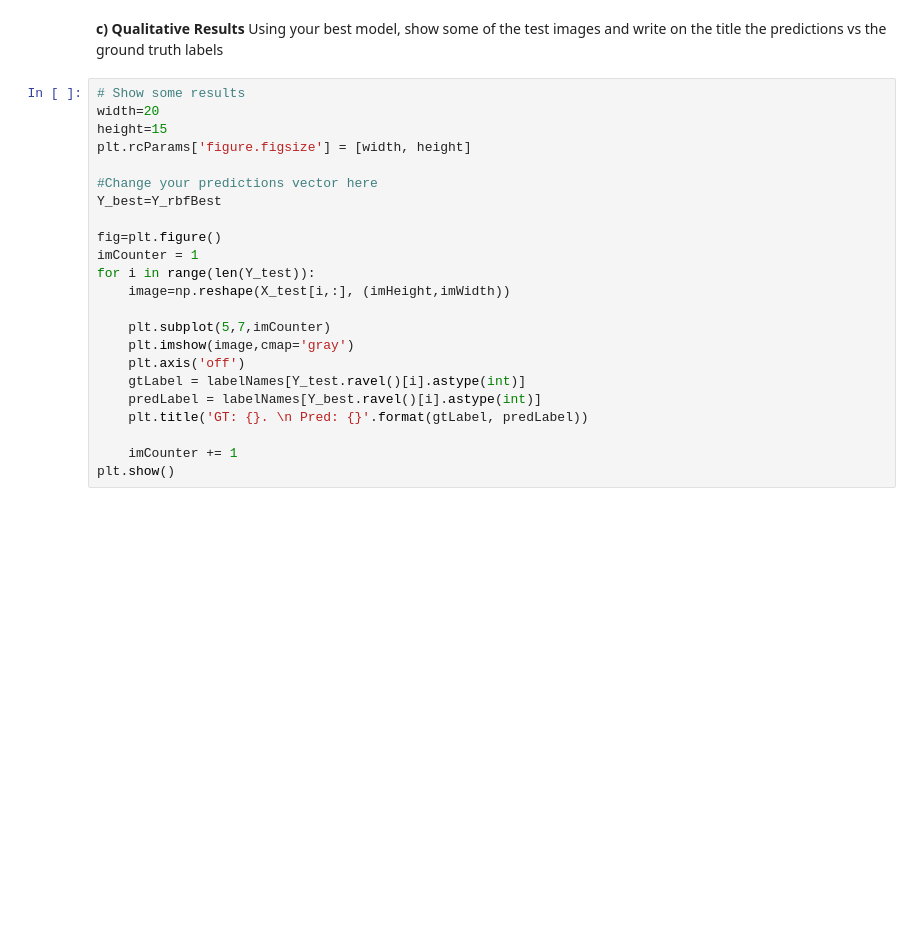
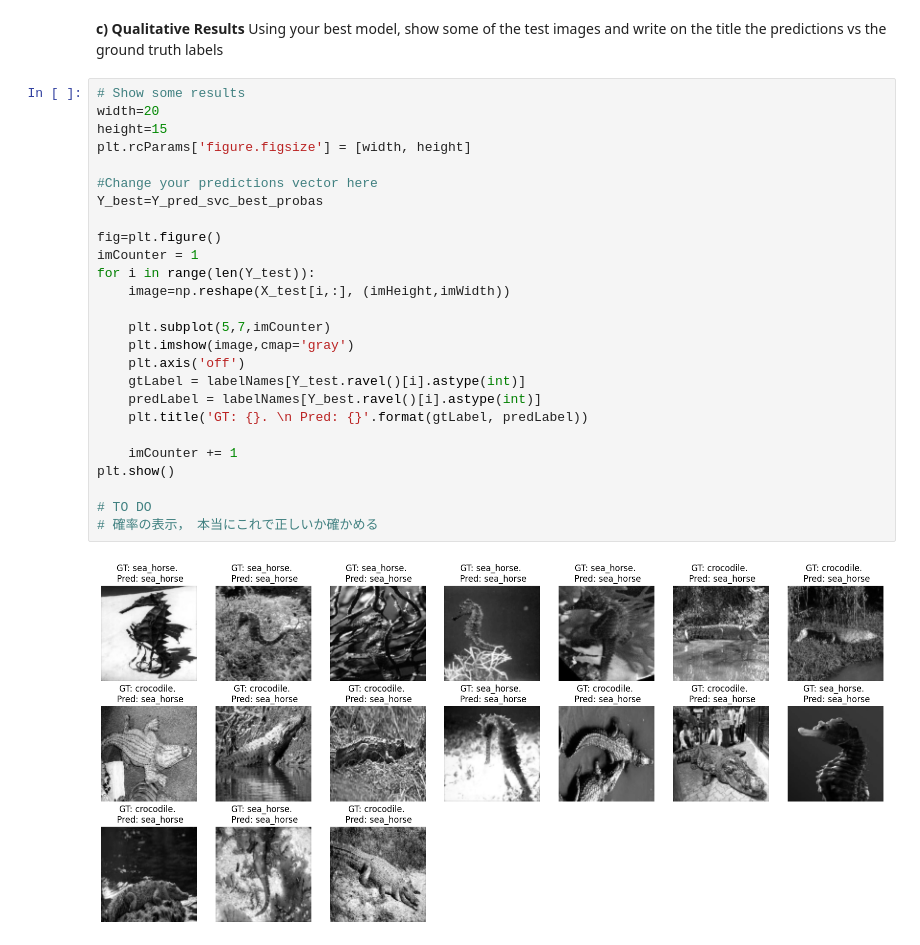
Before and after one commit to soso0024/python-ARTIN, a Jupyter notebook: Lab2/2023_2024_From_Linear_Classifiers_to_SVMs_sv.ipynb, the cells around one changed output. Saved outputs shown, nothing was run; the diff lists cells and outputs as text; blank space fills up the shorter version.

```diff
--- a/Lab2/2023_2024_From_Linear_Classifiers_to_SVMs_sv.ipynb
+++ b/Lab2/2023_2024_From_Linear_Classifiers_to_SVMs_sv.ipynb
@@ -543,23 +597,28 @@ NameError: name 'Y_pred_logreg_probas' is not defined
 # %%
 # Show some results
 width=20
 height=15
 plt.rcParams['figure.figsize'] = [width, height]
 
 #Change your predictions vector here
-Y_best=Y_rbfBest
+Y_best=Y_pred_svc_best_probas
 
 fig=plt.figure()
 imCounter = 1
 for i in range(len(Y_test)):
     image=np.reshape(X_test[i,:], (imHeight,imWidth))
 
     plt.subplot(5,7,imCounter)
     plt.imshow(image,cmap='gray')
     plt.axis('off')
     gtLabel = labelNames[Y_test.ravel()[i].astype(int)]
     predLabel = labelNames[Y_best.ravel()[i].astype(int)]
     plt.title('GT: {}. \n Pred: {}'.format(gtLabel, predLabel))
 
     imCounter += 1
 plt.show()
+
+# TO DO
+# 確率の表示，　本当にこれで正しいか確かめる
+# %% [output]
+[figure, added]
```
Also changed, not shown: parts of 9 cells of this notebook.
